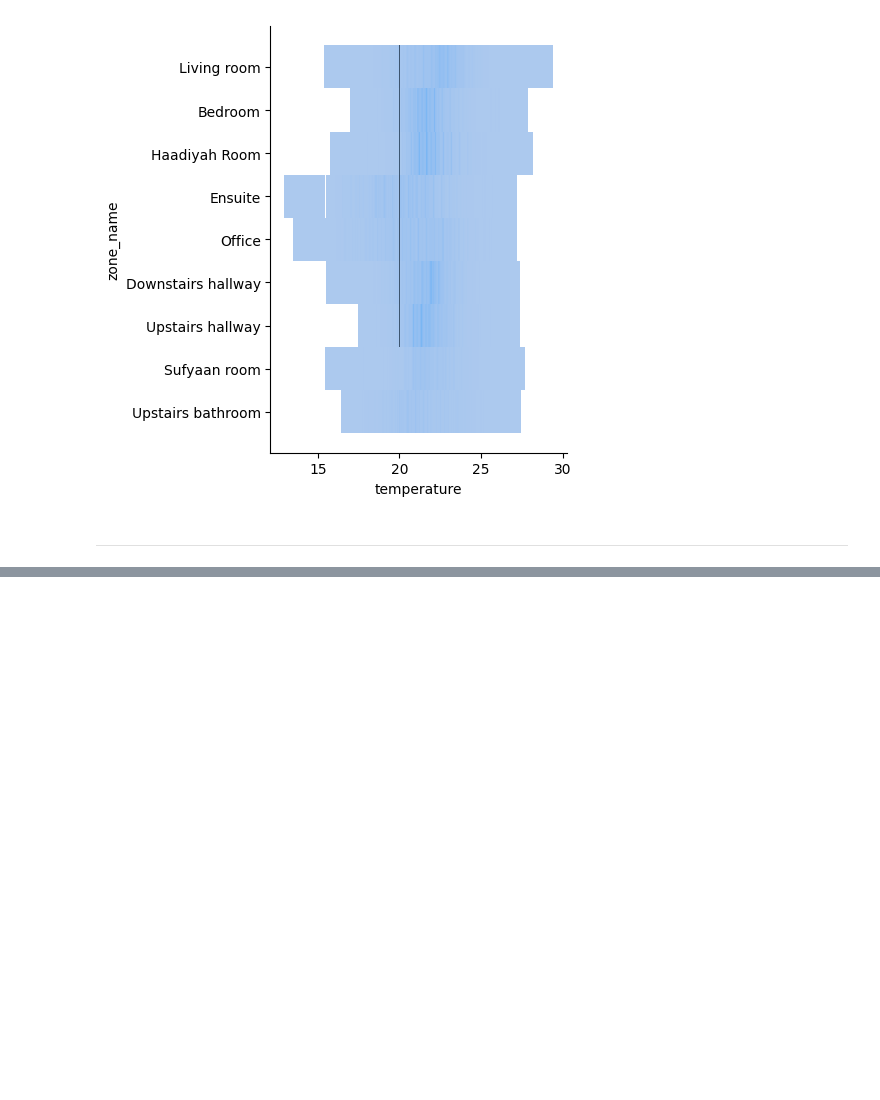
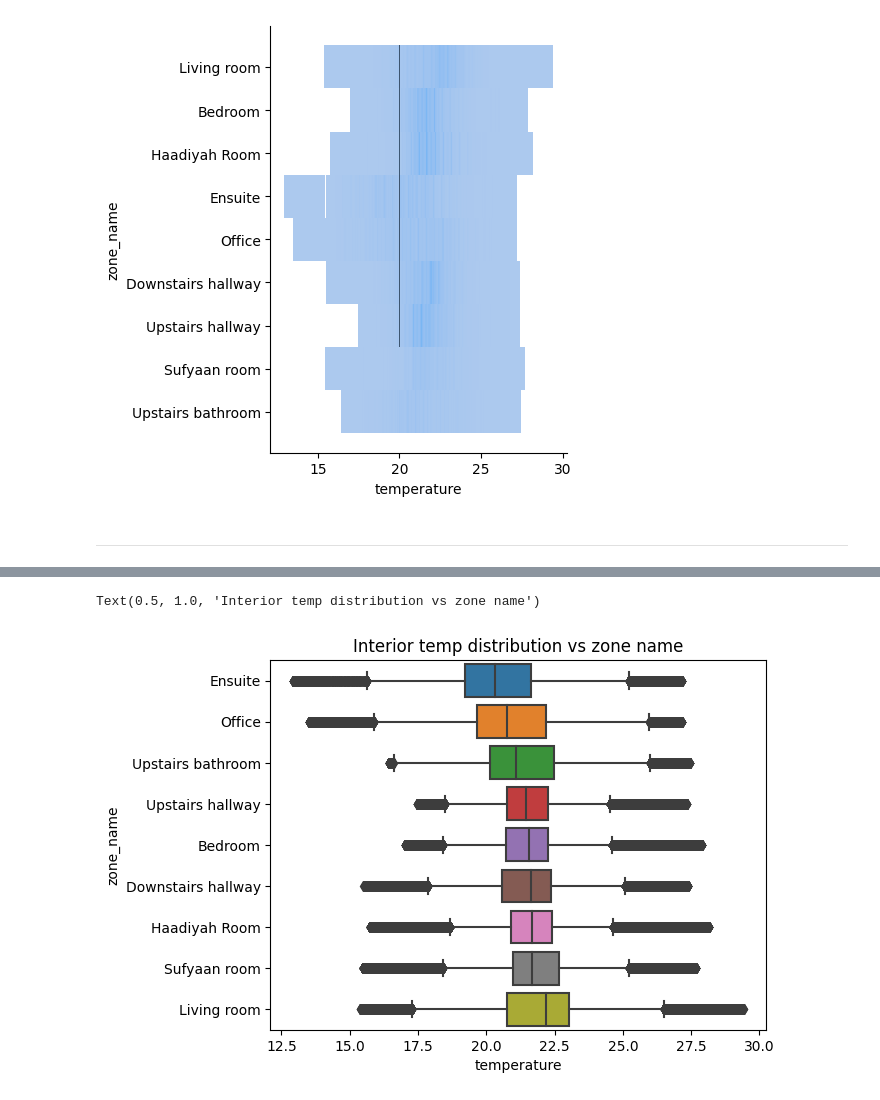
Before and after one commit to adin786/house_climate, a Jupyter notebook: notebooks/03-exploration.ipynb, the cells around one changed output, grey strips where cells are left out. Drawn from its saved outputs; the diff is of its cells as text; code cells hidden in the pictures; blank space fills up the shorter version.

```diff
--- a/notebooks/03-exploration.ipynb
+++ b/notebooks/03-exploration.ipynb
@@ -107,0 +203,13 @@ sns.displot(data=postprocessed, x='temperature', y='zone_name')
+# %%
+sns.boxplot(
+    data=(
+        postprocessed
+    ),
+    x="temperature",
+    y="zone_name",
+    order=postprocessed.groupby("zone_name")["temperature"].median().iloc[::-1].sort_values().index,
+)
+plt.title("Interior temp distribution vs zone name")
+# %% [output]
+Text(0.5, 1.0, 'Interior temp distribution vs zone name')
+[figure, added]
```
Also changed, not shown: parts of 15 cells of this notebook, 5 other files.
